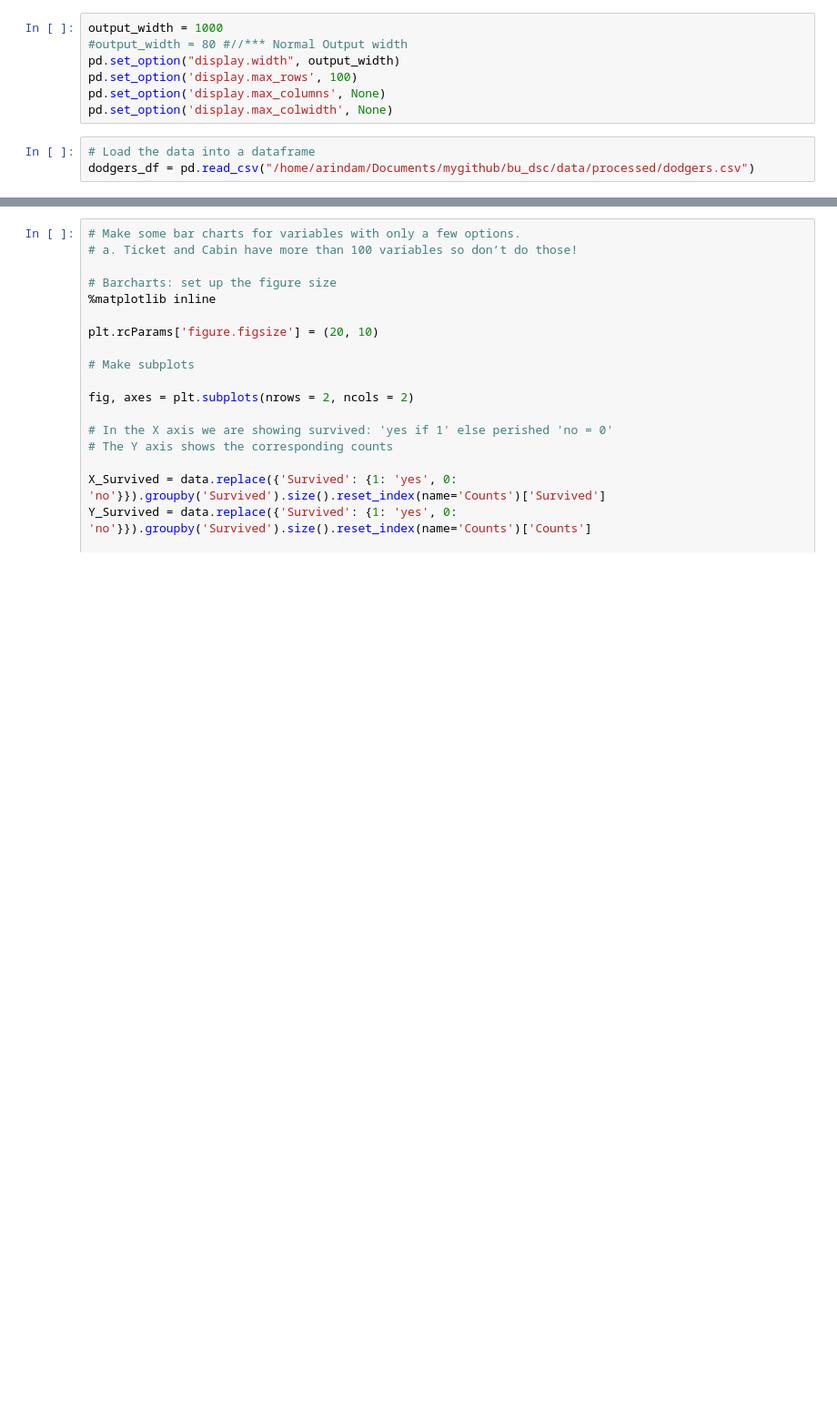
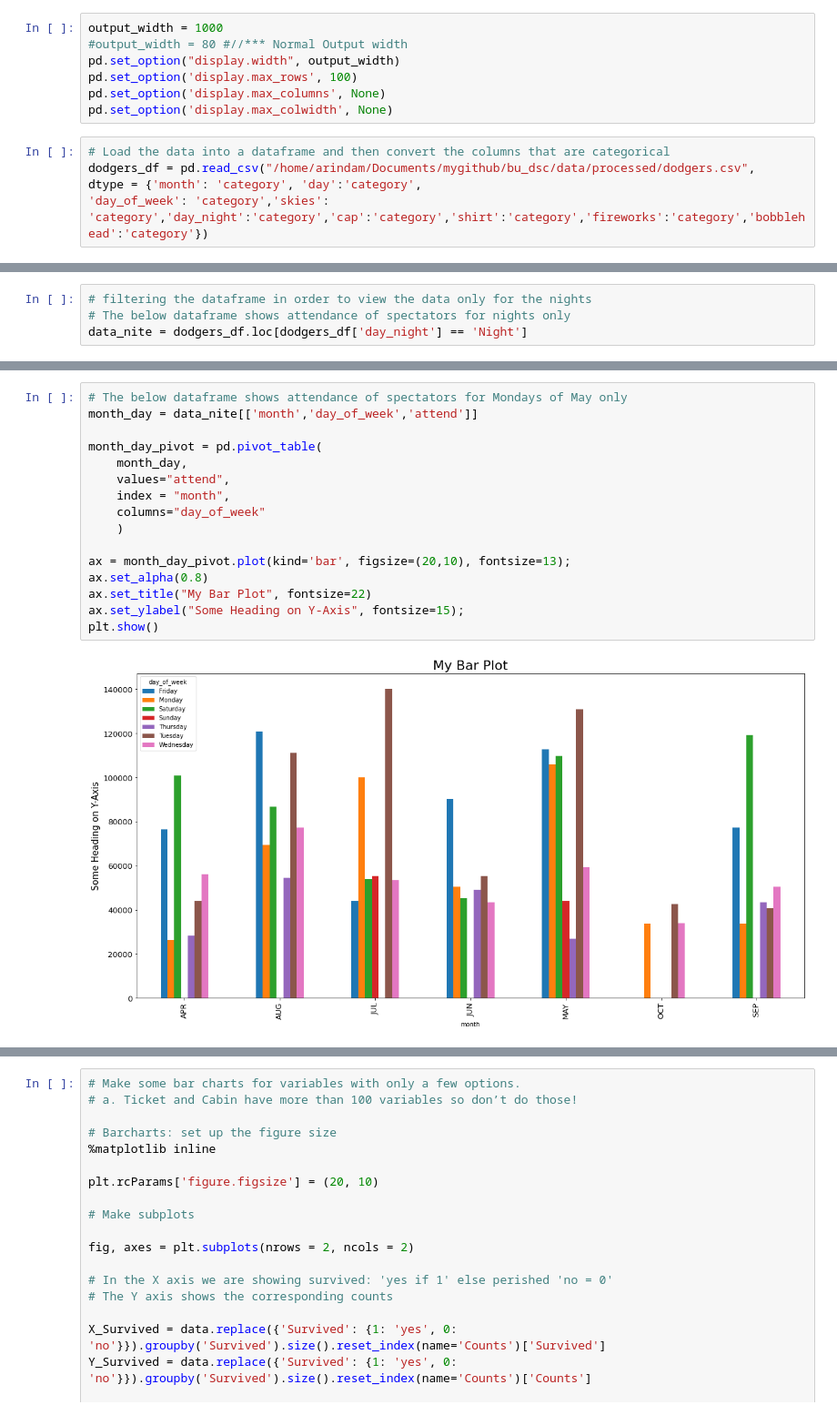
Before and after one commit to samantoz/bu_dsc, a Jupyter notebook: notebooks/DSC630/assign3.2.ipynb, the cells around one changed output, grey strips where cells are left out. Shown at 91% size. Drawn from its saved outputs; the diff is of its cells as text; blank space fills up the shorter version.

```diff
--- a/notebooks/DSC630/assign3.2.ipynb
+++ b/notebooks/DSC630/assign3.2.ipynb
@@ -14,8 +18,9 @@ pd.set_option('display.max_rows', 100)
 pd.set_option('display.max_columns', None)
 pd.set_option('display.max_colwidth', None)
 # %%
-# Load the data into a dataframe
-dodgers_df = pd.read_csv("/home/arindam/Documents/mygithub/bu_dsc/data/processed/dodgers.csv")
+# Load the data into a dataframe and then convert the columns that are categorical
+dodgers_df = pd.read_csv("/home/arindam/Documents/mygithub/bu_dsc/data/processed/dodgers.csv",
+dtype = {'month': 'category', 'day':'category',                                                                    'day_of_week': 'category','skies': 'category','day_night':'category','cap':'category','shirt':'category','fireworks':'category','bobblehead':'category'})
 # %%
 # Display the info and the shape of the dataframe
 dodgers_df.info()
@@ -81,0 +96,4 @@ freq      18          13        9      62        66  79    78        67
+# %%
+# filtering the dataframe in order to view the data only for the nights
+# The below dataframe shows attendance of spectators for nights only
+data_nite = dodgers_df.loc[dodgers_df['day_night'] == 'Night']
@@ -81,0 +125,18 @@ freq      18          13        9      62        66  79    78        67
+# %%
+# The below dataframe shows attendance of spectators for Mondays of May only
+month_day = data_nite[['month','day_of_week','attend']]
+
+month_day_pivot = pd.pivot_table(
+    month_day,
+    values="attend",
+    index = "month",
+    columns="day_of_week"
+    )
+
+ax = month_day_pivot.plot(kind='bar', figsize=(20,10), fontsize=13);
+ax.set_alpha(0.8)
+ax.set_title("My Bar Plot", fontsize=22)
+ax.set_ylabel("Some Heading on Y-Axis", fontsize=15);
+plt.show()
+# %% [output]
+[figure, added]
```
Also changed, not shown: parts of 16 cells of this notebook, 1 other file.
